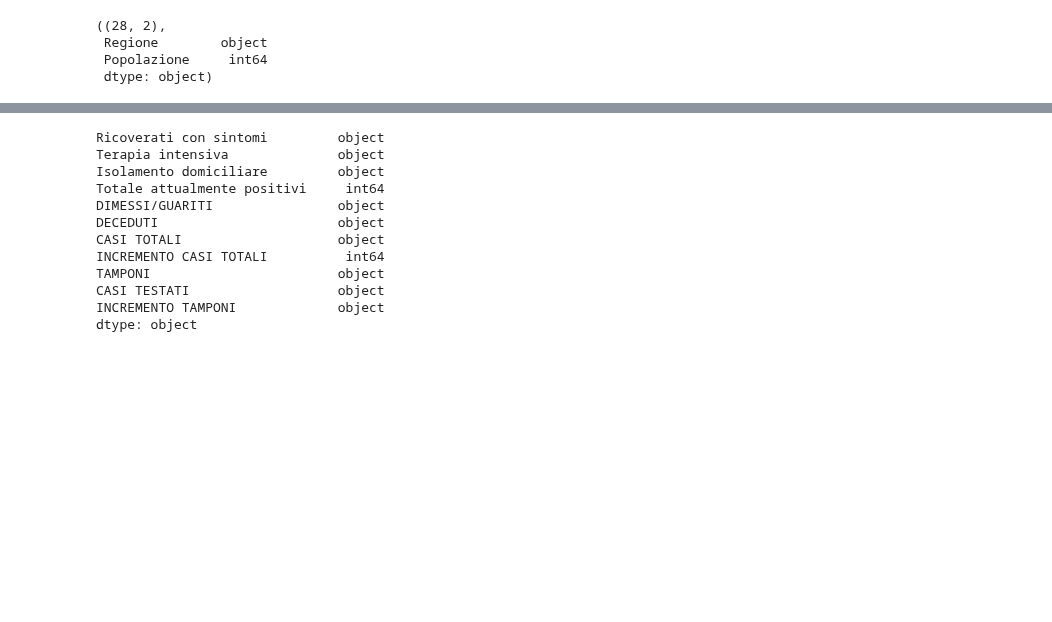
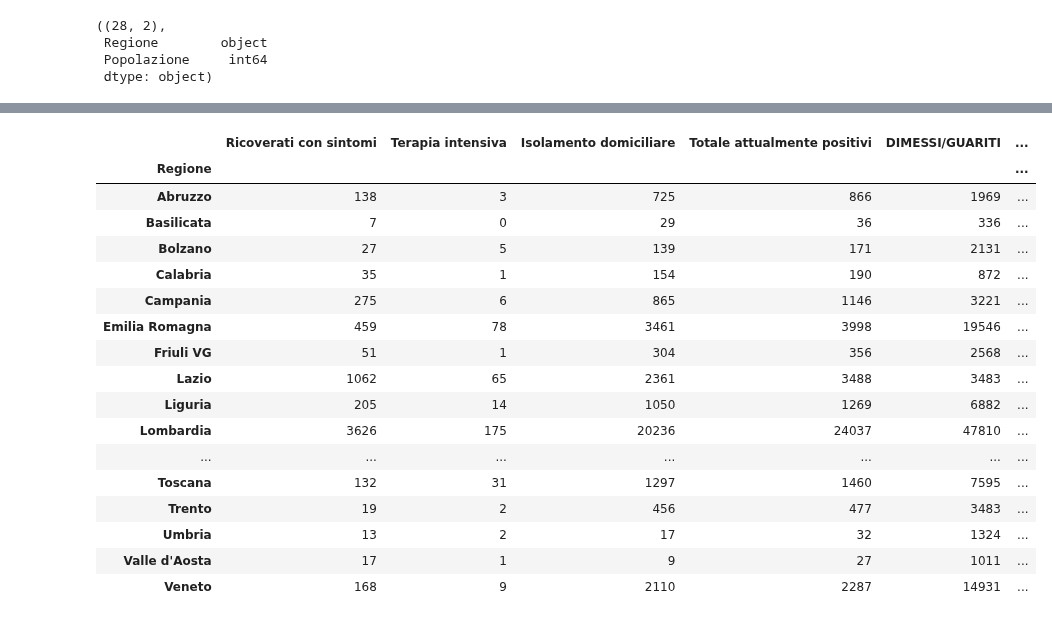
Before and after one commit to p-giovanni/Statistics, a Jupyter notebook: notebook/RegionsRanking.ipynb, the cells around one changed output, grey strips where cells are left out. Cells and saved outputs as stored; diff of their text form; code cells hidden in the pictures; blank space fills up the shorter version.

```diff
--- a/notebook/RegionsRanking.ipynb
+++ b/notebook/RegionsRanking.ipynb
@@ -347,20 +417,26 @@ May 28, 2020 2:19:00 PM org.apache.pdfbox.pdmodel.font.PDCIDFontType2 <init>
 INFO: OpenType Layout tables used in font CIDFont+F3 are not implemented in PDFBox and will be ignored
 rv -> True
-# %%
-df_covid_regions.dtypes
-# %% [output]
-Ricoverati con sintomi         object
-Terapia intensiva              object
-Isolamento domiciliare         object
-Totale attualmente positivi     int64
-DIMESSI/GUARITI                object
-DECEDUTI                       object
-CASI TOTALI                    object
-INCREMENTO CASI TOTALI          int64
-TAMPONI                        object
-CASI TESTATI                   object
-INCREMENTO TAMPONI             object
-dtype: object
+# %%
+df_covid_regions.head(200)
+# %% [output]
+|  | Ricoverati con sintomi | Terapia intensiva | Isolamento domiciliare | Totale attualmente positivi | DIMESSI/GUARITI | ... |
+| Regione |  |  |  |  |  | ... |
+| Abruzzo | 138 | 3 | 725 | 866 | 1969 | ... |
+| Basilicata | 7 | 0 | 29 | 36 | 336 | ... |
+| Bolzano | 27 | 5 | 139 | 171 | 2131 | ... |
+| Calabria | 35 | 1 | 154 | 190 | 872 | ... |
+| Campania | 275 | 6 | 865 | 1146 | 3221 | ... |
+| Emilia Romagna | 459 | 78 | 3461 | 3998 | 19546 | ... |
+| Friuli VG | 51 | 1 | 304 | 356 | 2568 | ... |
+| Lazio | 1062 | 65 | 2361 | 3488 | 3483 | ... |
+| Liguria | 205 | 14 | 1050 | 1269 | 6882 | ... |
+| Lombardia | 3626 | 175 | 20236 | 24037 | 47810 | ... |
+| ... | ... | ... | ... | ... | ... | ... |
+| Toscana | 132 | 31 | 1297 | 1460 | 7595 | ... |
+| Trento | 19 | 2 | 456 | 477 | 3483 | ... |
+| Umbria | 13 | 2 | 17 | 32 | 1324 | ... |
+| Valle d'Aosta | 17 | 1 | 9 | 27 | 1011 | ... |
+| Veneto | 168 | 9 | 2110 | 2287 | 14931 | ... |
 # %%
 df_covid_regions.rename(index={
     "Valle d'Aosta" : "Valle d'Aosta-Vallée d'Aoste"
```
Also changed, not shown: parts of 12 cells of this notebook, 1 other file.
